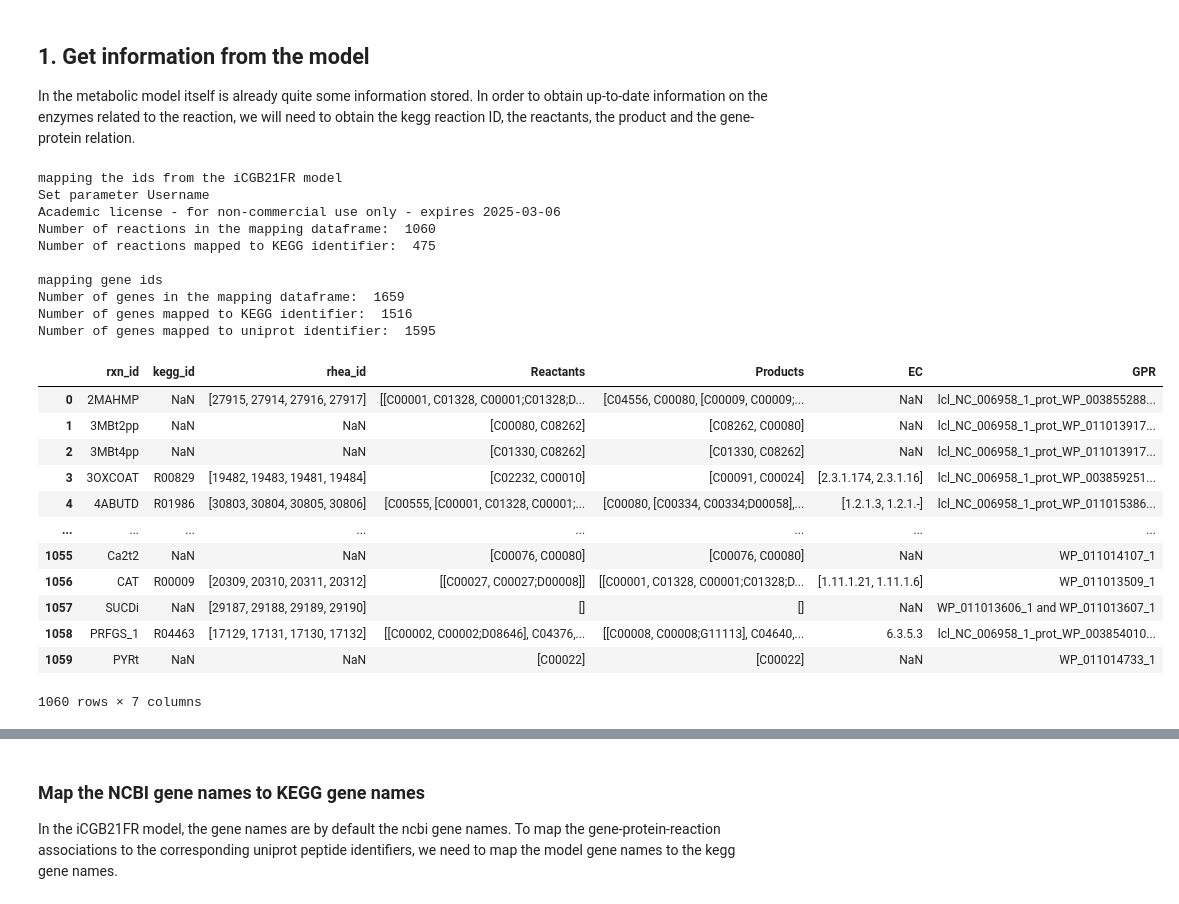
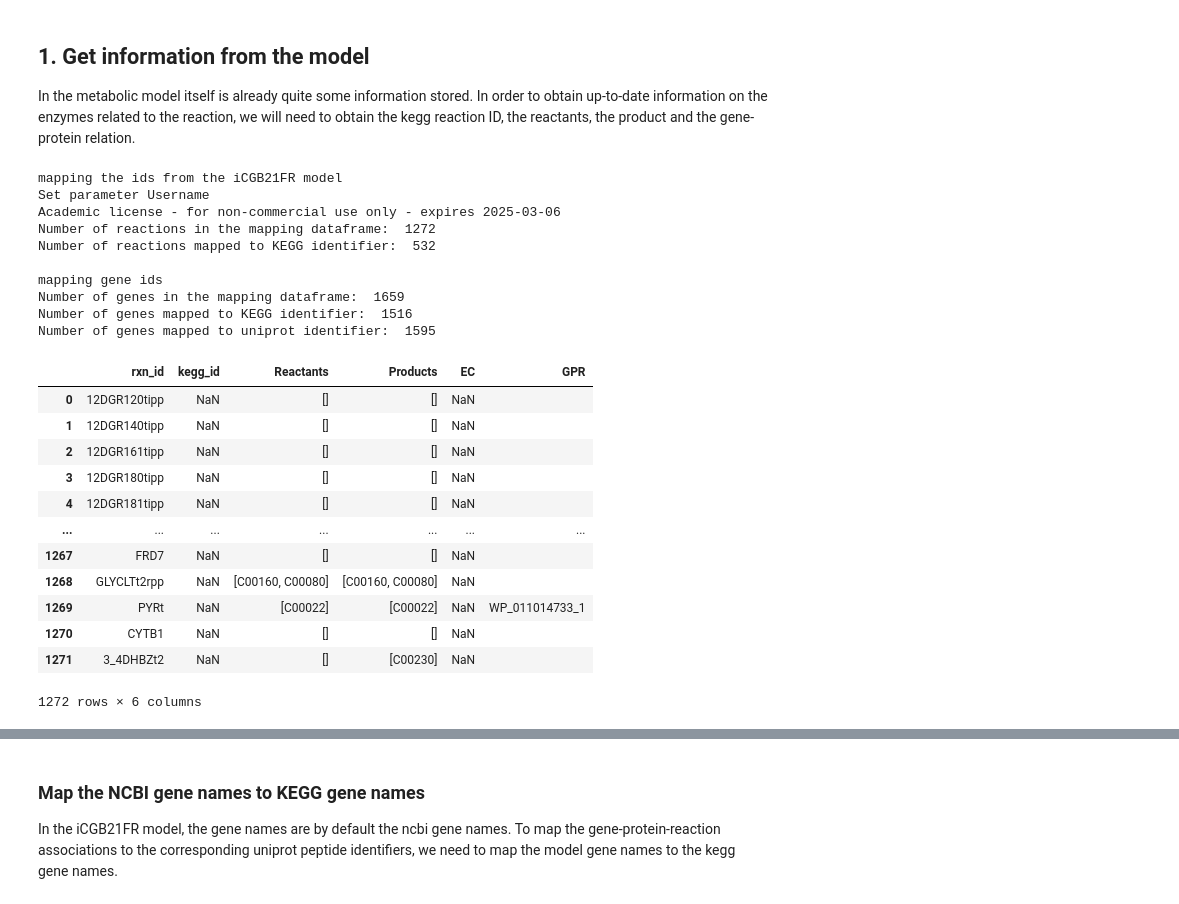
Before and after one commit to iAMB-RWTH-Aachen/PAMparametrizer, a Jupyter notebook: Scripts/i1_preprocessing/parse_kcat_values_GotEnzymes_iCGB21FR.ipynb, the cells around one changed output, grey strips where cells are left out. Drawn from its saved outputs; the diff is of its cells as text; code cells hidden in the pictures.

```diff
--- a/Scripts/i1_preprocessing/parse_kcat_values_GotEnzymes_iCGB21FR.ipynb
+++ b/Scripts/i1_preprocessing/parse_kcat_values_GotEnzymes_iCGB21FR.ipynb
@@ -78,24 +77,17 @@ locustag_regex =r'(?:WP_\d+_\d+|lcl_NC_\d+_\d+_prot_(?:WP_\d+_\d+_\d+|\d+)|[cC]g
 In the metabolic model itself is already quite some information stored. In order to obtain up-to-date information on the enzymes related to the reaction, we will need to obtain the kegg reaction ID, the reactants, the product and the gene-protein relation.
 # %%
 def create_id_mapper_from_model(model):
-    expand=False
-
     #make a id mapping and create a mapping dataframe
-    id_mapper_df = pd.DataFrame(columns = ['rxn_id', 'kegg_id', 'rhea_id', 'Reactants','Products','EC', 'GPR'])
+    id_mapper_df = pd.DataFrame(columns = ['rxn_id', 'kegg_id', 'Reactants','Products','EC', 'GPR'])
     for rxn in model.reactions:
         #skip transport reactions and ATP maintenance requirement
-        if 'ex' in rxn.id or 'EX' in rxn.id or rxn.id == 'ATPM' or len(rxn.genes) == 0:
+        if 'ex' in rxn.id or 'EX' in rxn.id or rxn.id == 'ATPM':
             continue
         to_append= []
-
         to_append.append(rxn.id)
         #not all reactions are annotated with a KEGG ID in the model
         try:
             to_append.append(rxn.annotation['kegg.reaction'])
-        except:
-            to_append.append(np.nan)
-        try:
-            to_append.append(rxn.annotation['rhea'])
         except:
             to_append.append(np.nan)
         try:
@@ -107,30 +99,14 @@ def create_id_mapper_from_model(model):
         except:
             to_append.append([])
         if 'ec-code' in rxn.annotation.keys():
-            #if there are multiple enzymes make seperate lists
-            if isinstance(rxn.annotation['ec-code'], list) and expand:
-                info = to_append.copy()
-                for i in range(len(rxn.annotation['ec-code'])):
-                    #make a new row for each enzyme by copying the previous information
-                    info = to_append.copy()
-                    ec= rxn.annotation['ec-code'][i]
-                    info.append(ec)
-                    #add gpr
-                    info.append(rxn.gene_reaction_rule)
-                    #add to df
-                    id_mapper_df.loc[len(id_mapper_df)] = info
-            else:
-                to_append.append(rxn.annotation['ec-code'])
-                to_append.append(rxn.gene_reaction_rule)
-                id_mapper_df.loc[len(id_mapper_df)] = to_append
+            to_append.append(rxn.annotation['ec-code'])
+            to_append.append(rxn.gene_reaction_rule)
+
         else:
             to_append.append(np.nan)
-            #ignore entries without enzyme and gpr relation
-            if rxn.gene_reaction_rule =='':
-                continue
-            else:
-                to_append.append(rxn.gene_reaction_rule)
-            id_mapper_df.loc[len(id_mapper_df)] = to_append
+            to_append.append(rxn.gene_reaction_rule)
+        id_mapper_df.loc[len(id_mapper_df)] = to_append
+
 
     #remove entries without GRP relation or Ec number
 
@@ -149,45 +125,45 @@ def create_gene_id_mapper_df(model):
                     row.append(gene.annotation[dbxref])
                 else:
                     row.append(np.nan)
             mapper_df.loc[len(mapper_df)] = row
 
     #need to split of cgb: in front of kegg.gene id
     mapper_df['kegg_gene'] = mapper_df['kegg_gene'].apply(
     lambda gene: gene.split(':')[1] if isinstance(gene, str) and ':' in gene else gene
     )
     print('Number of genes in the mapping dataframe: ',len(mapper_df))
     print('Number of genes mapped to KEGG identifier: ', len(mapper_df.kegg_gene.dropna()))
     print('Number of genes mapped to uniprot identifier: ', len(mapper_df.uniprot_id.dropna()))
     return mapper_df
 
 
 print('mapping the ids from the iCGB21FR model')
 model =read_sbml_model(MODEL_FILE_PATH)
 id_mapper = create_id_mapper_from_model(model)
 print('\nmapping gene ids')
 gene_id_mapper = create_gene_id_mapper_df(model)
 id_mapper
 # %% [output]
 mapping the ids from the iCGB21FR model
 Set parameter Username
 Academic license - for non-commercial use only - expires 2025-03-06
-Number of reactions in the mapping dataframe:  1060
-Number of reactions mapped to KEGG identifier:  475
+Number of reactions in the mapping dataframe:  1272
+Number of reactions mapped to KEGG identifier:  532
 
 mapping gene ids
 Number of genes in the mapping dataframe:  1659
 Number of genes mapped to KEGG identifier:  1516
 Number of genes mapped to uniprot identifier:  1595
-|  | rxn_id | kegg_id | rhea_id | Reactants | Products | EC | GPR |
-| 0 | 2MAHMP | NaN | [27915, 27914, 27916, 27917] | [[C00001, C01328, C00001;C01328;D... | [C04556, C00080, [C00009, C00009;... | NaN | lcl_NC_006958_1_prot_WP_003855288... |
-| 1 | 3MBt2pp | NaN | NaN | [C00080, C08262] | [C08262, C00080] | NaN | lcl_NC_006958_1_prot_WP_011013917... |
-| 2 | 3MBt4pp | NaN | NaN | [C01330, C08262] | [C01330, C08262] | NaN | lcl_NC_006958_1_prot_WP_011013917... |
-| 3 | 3OXCOAT | R00829 | [19482, 19483, 19481, 19484] | [C02232, C00010] | [C00091, C00024] | [2.3.1.174, 2.3.1.16] | lcl_NC_006958_1_prot_WP_003859251... |
-| 4 | 4ABUTD | R01986 | [30803, 30804, 30805, 30806] | [C00555, [C00001, C01328, C00001;... | [C00080, [C00334, C00334;D00058],... | [1.2.1.3, 1.2.1.-] | lcl_NC_006958_1_prot_WP_011015386... |
-| ... | ... | ... | ... | ... | ... | ... | ... |
-| 1055 | Ca2t2 | NaN | NaN | [C00076, C00080] | [C00076, C00080] | NaN | WP_011014107_1 |
-| 1056 | CAT | R00009 | [20309, 20310, 20311, 20312] | [[C00027, C00027;D00008]] | [[C00001, C01328, C00001;C01328;D... | [1.11.1.21, 1.11.1.6] | WP_011013509_1 |
-| 1057 | SUCDi | NaN | [29187, 29188, 29189, 29190] | [] | [] | NaN | WP_011013606_1 and WP_011013607_1 |
-| 1058 | PRFGS_1 | R04463 | [17129, 17131, 17130, 17132] | [[C00002, C00002;D08646], C04376,... | [[C00008, C00008;G11113], C04640,... | 6.3.5.3 | lcl_NC_006958_1_prot_WP_003854010... |
-| 1059 | PYRt | NaN | NaN | [C00022] | [C00022] | NaN | WP_011014733_1 |
+|  | rxn_id | kegg_id | Reactants | Products | EC | GPR |
+| 0 | 12DGR120tipp | NaN | [] | [] | NaN |  |
+| 1 | 12DGR140tipp | NaN | [] | [] | NaN |  |
+| 2 | 12DGR161tipp | NaN | [] | [] | NaN |  |
+| 3 | 12DGR180tipp | NaN | [] | [] | NaN |  |
+| 4 | 12DGR181tipp | NaN | [] | [] | NaN |  |
+| ... | ... | ... | ... | ... | ... | ... |
+| 1267 | FRD7 | NaN | [] | [] | NaN |  |
+| 1268 | GLYCLTt2rpp | NaN | [C00160, C00080] | [C00160, C00080] | NaN |  |
+| 1269 | PYRt | NaN | [C00022] | [C00022] | NaN | WP_011014733_1 |
+| 1270 | CYTB1 | NaN | [] | [] | NaN |  |
+| 1271 | 3_4DHBZt2 | NaN | [] | [C00230] | NaN |  |
-1060 rows × 7 columns
+1272 rows × 6 columns
```
Also changed, not shown: parts of 16 cells of this notebook, 1 other file.
